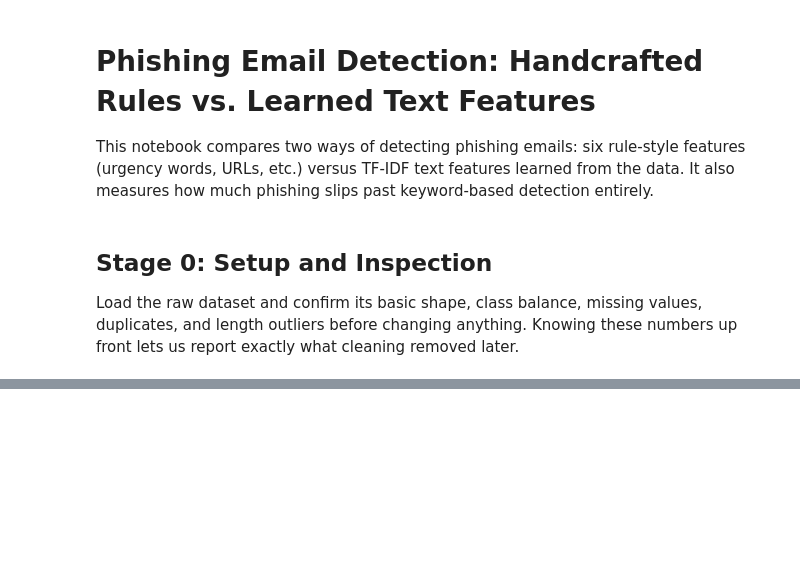
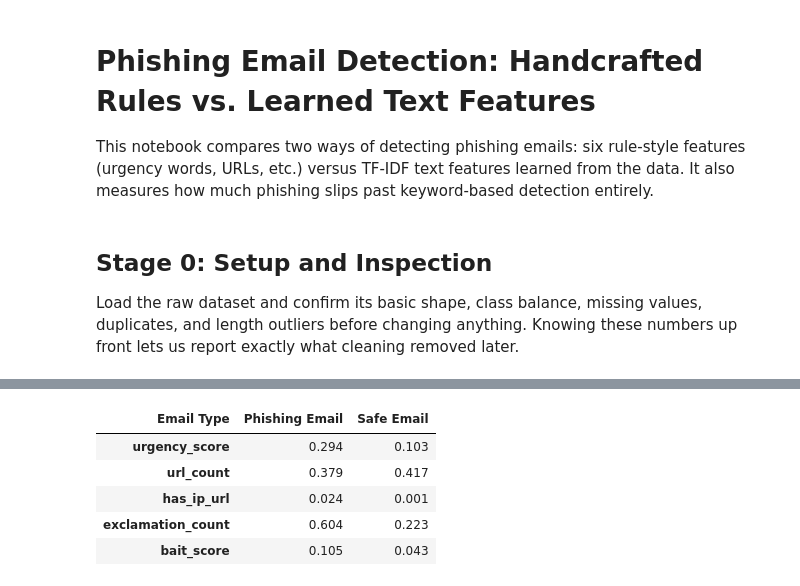
Before and after one commit to roshankumar1023/phishing-email-detection, a Jupyter notebook: notebooks/analysis.ipynb, the cells around one changed output, grey strips where cells are left out. Cells and saved outputs as stored; diff of their text form; code cells hidden in the pictures; blank space fills up the shorter version.

```diff
--- a/notebooks/analysis.ipynb
+++ b/notebooks/analysis.ipynb
@@ -44,0 +231,11 @@ preview
+# %%
+# Share of each class with at least one hit on each count feature (easier to read than averages)
+hit_rates = (df[FEATURES].drop(columns="email_length") > 0).groupby(df["Email Type"]).mean().T.round(3)
+hit_rates
+# %% [output]
+| Email Type | Phishing Email | Safe Email |
+| urgency_score | 0.294 | 0.103 |
+| url_count | 0.379 | 0.417 |
+| has_ip_url | 0.024 | 0.001 |
+| exclamation_count | 0.604 | 0.223 |
+| bait_score | 0.105 | 0.043 |
```
Also changed, not shown: parts of 14 cells of this notebook, 1 other file.
